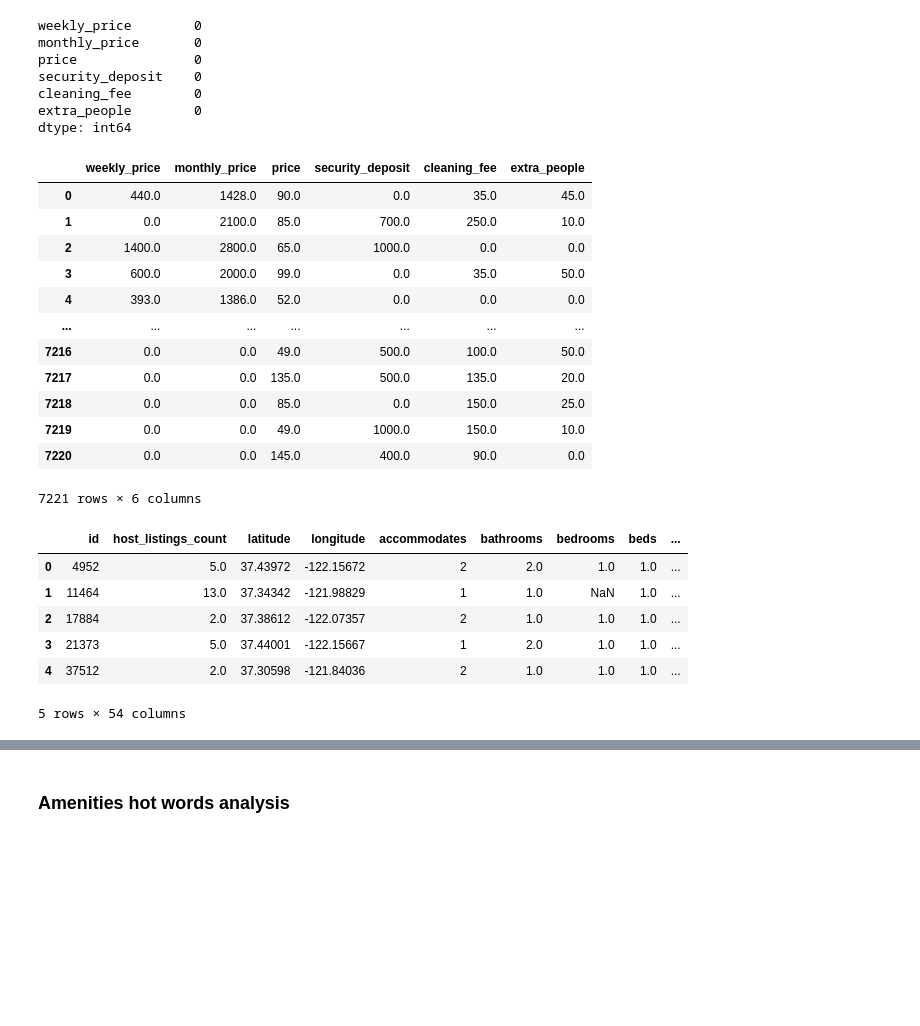
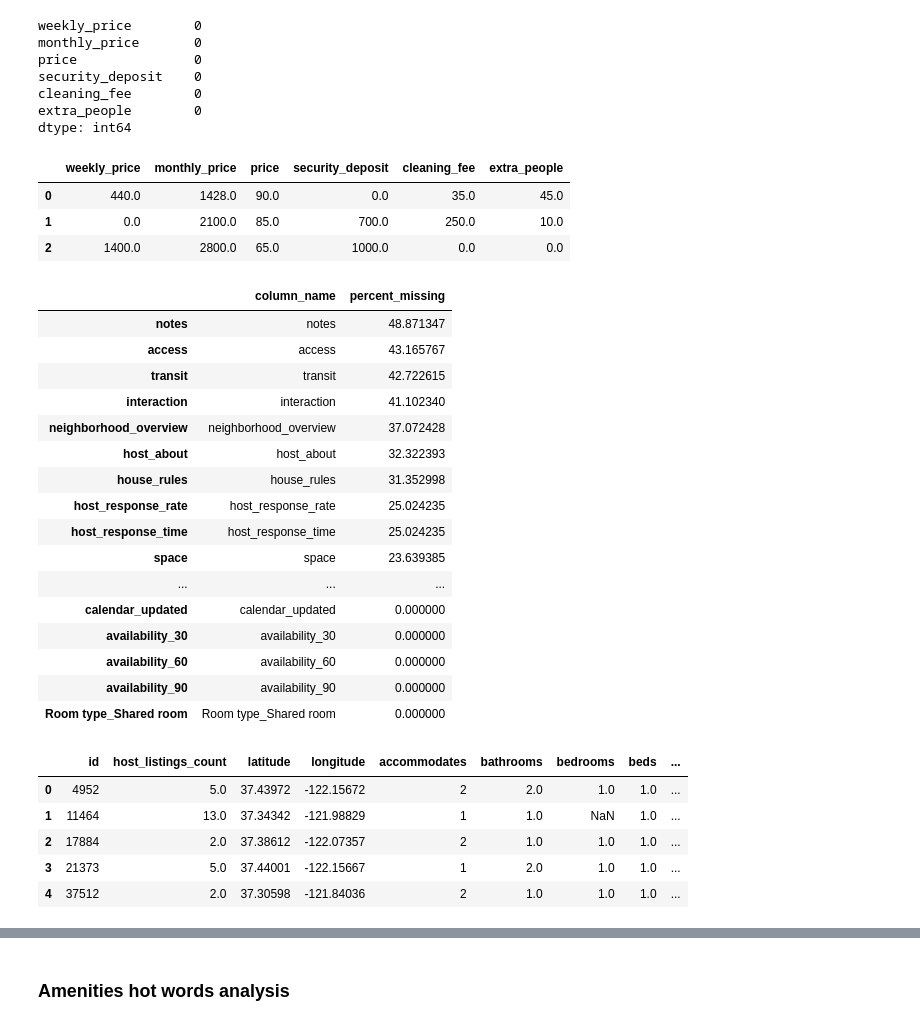
Before and after one commit to johnfcchan/crackdatescience, a Jupyter notebook: Airbnb_evan.ipynb, the cells around one changed output, grey strips where cells are left out. Cells and saved outputs as stored; diff of their text form; code cells hidden in the pictures; blank space fills up the shorter version.

```diff
--- a/Airbnb_evan.ipynb
+++ b/Airbnb_evan.ipynb
@@ -36,8 +36,8 @@ import numpy as np
 import matplotlib.pyplot as plt
 import seaborn as sns
 
-# pd.set_option('display.max_columns', None)
-# pd.set_option('display.max_rows', None)
+pd.set_option('display.max_columns', None)
+pd.set_option('display.max_rows', None)
 # %%
 data = pd.read_csv('./data/Airbnb_Listings.csv')
 data.head()
@@ -545,21 +576,38 @@ cleaning_fee        0
 extra_people        0
 dtype: int64
 # %%
-data[price_list]
+data[price_list].head(3)
 # %% [output]
 |  | weekly_price | monthly_price | price | security_deposit | cleaning_fee | extra_people |
 | 0 | 440.0 | 1428.0 | 90.0 | 0.0 | 35.0 | 45.0 |
 | 1 | 0.0 | 2100.0 | 85.0 | 700.0 | 250.0 | 10.0 |
 | 2 | 1400.0 | 2800.0 | 65.0 | 1000.0 | 0.0 | 0.0 |
-| 3 | 600.0 | 2000.0 | 99.0 | 0.0 | 35.0 | 50.0 |
-| 4 | 393.0 | 1386.0 | 52.0 | 0.0 | 0.0 | 0.0 |
-| ... | ... | ... | ... | ... | ... | ... |
-| 7216 | 0.0 | 0.0 | 49.0 | 500.0 | 100.0 | 50.0 |
-| 7217 | 0.0 | 0.0 | 135.0 | 500.0 | 135.0 | 20.0 |
-| 7218 | 0.0 | 0.0 | 85.0 | 0.0 | 150.0 | 25.0 |
-| 7219 | 0.0 | 0.0 | 49.0 | 1000.0 | 150.0 | 10.0 |
-| 7220 | 0.0 | 0.0 | 145.0 | 400.0 | 90.0 | 0.0 |
-7221 rows × 6 columns
+# %%
+percent_missing = data.isnull().sum() * 100 / len(data)
+missing_value_df = pd.DataFrame({
+    'column_name': data.columns,
+    'percent_missing': percent_missing
+}).sort_values(by='percent_missing', ascending=False)
+
+missing_value_df
+# %% [output]
+|  | column_name | percent_missing |
+| notes | notes | 48.871347 |
+| access | access | 43.165767 |
+| transit | transit | 42.722615 |
+| interaction | interaction | 41.102340 |
+| neighborhood_overview | neighborhood_overview | 37.072428 |
+| host_about | host_about | 32.322393 |
+| house_rules | house_rules | 31.352998 |
+| host_response_rate | host_response_rate | 25.024235 |
+| host_response_time | host_response_time | 25.024235 |
+| space | space | 23.639385 |
+| ... | ... | ... |
+| calendar_updated | calendar_updated | 0.000000 |
+| availability_30 | availability_30 | 0.000000 |
+| availability_60 | availability_60 | 0.000000 |
+| availability_90 | availability_90 | 0.000000 |
+| Room type_Shared room | Room type_Shared room | 0.000000 |
 # %%
 numeric_features = data.select_dtypes(
     include=['int64', 'float64', 'float32', 'int32'])
@@ -573,7 +621,6 @@ numeric_features.head()
 | 2 | 17884 | 2.0 | 37.38612 | -122.07357 | 2 | 1.0 | 1.0 | 1.0 | ... |
 | 3 | 21373 | 5.0 | 37.44001 | -122.15667 | 1 | 2.0 | 1.0 | 1.0 | ... |
 | 4 | 37512 | 2.0 | 37.30598 | -121.84036 | 2 | 1.0 | 1.0 | 1.0 | ... |
-5 rows × 54 columns
 # %%
 nominal_features.head()
 # %% [output]
```
Also changed, not shown: parts of 18 cells of this notebook.
